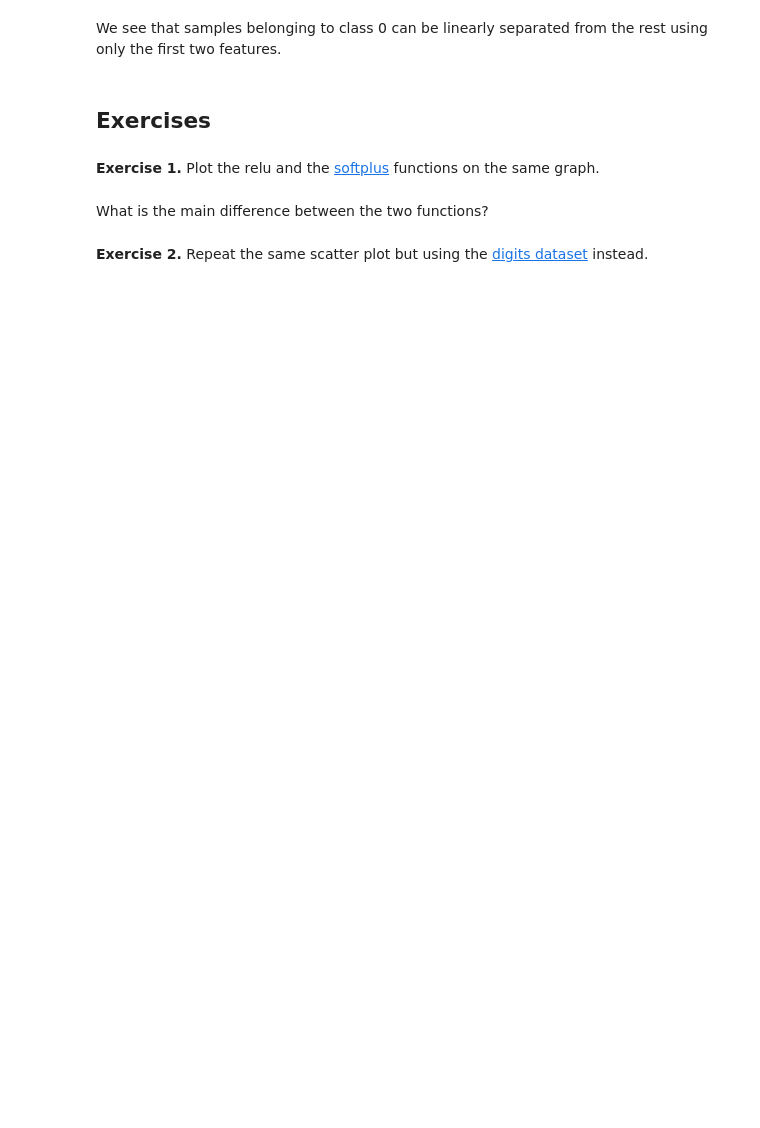
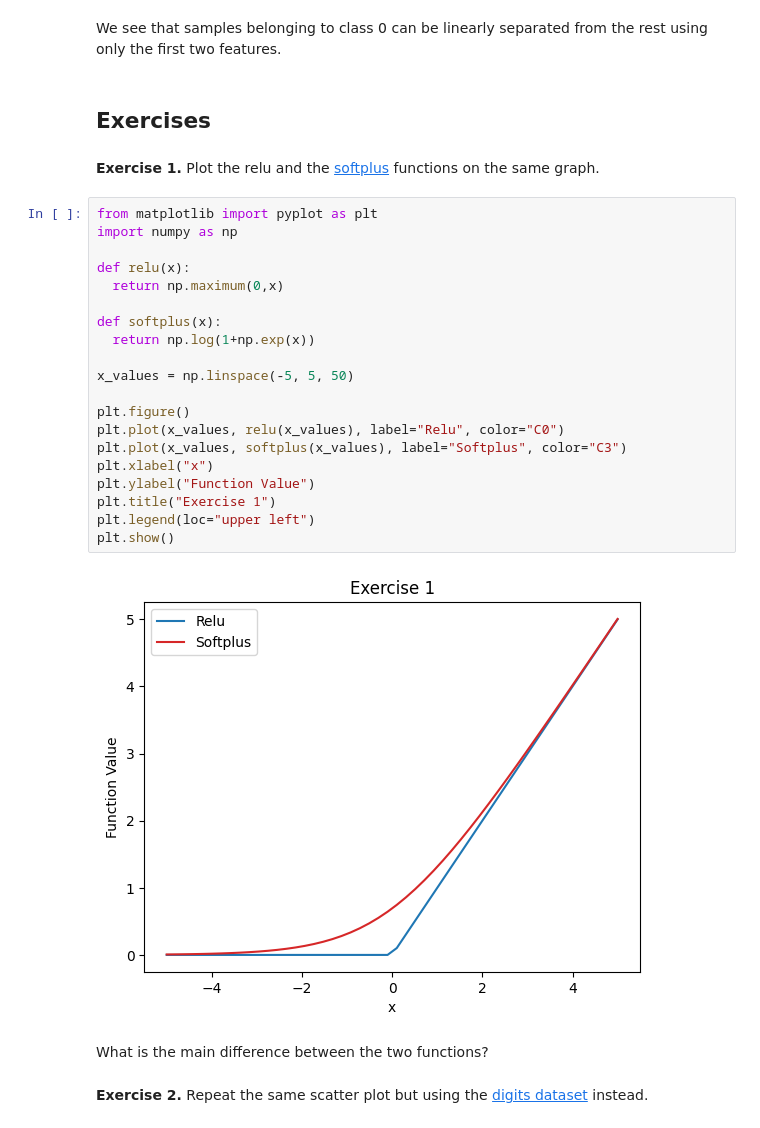
Before and after one commit to crewsp-gitz/PythonLearning, a Jupyter notebook: notebooks/01_python_basics.ipynb, the cells around one changed output. Cells and saved outputs as stored; diff of their text form; blank space fills up the shorter version.

```diff
--- a/notebooks/01_python_basics.ipynb
+++ b/notebooks/01_python_basics.ipynb
@@ -607,6 +665,28 @@ We see that samples belonging to class 0 can be linearly separated from the rest
 ## Exercises
 # %% [markdown]
 **Exercise 1.** Plot the relu and the [softplus](https://en.wikipedia.org/wiki/Rectifier_(neural_networks)#Softplus) functions on the same graph.
+# %%
+from matplotlib import pyplot as plt
+import numpy as np
+
+def relu(x):
+  return np.maximum(0,x)
+
+def softplus(x):
+  return np.log(1+np.exp(x))
+
+x_values = np.linspace(-5, 5, 50)
+
+plt.figure()
+plt.plot(x_values, relu(x_values), label="Relu", color="C0")
+plt.plot(x_values, softplus(x_values), label="Softplus", color="C3")
+plt.xlabel("x")
+plt.ylabel("Function Value")
+plt.title("Exercise 1")
+plt.legend(loc="upper left")
+plt.show()
+# %% [output]
+[figure, added]
 # %% [markdown]
 What is the main difference between the two functions?
 # %% [markdown]
```
Also changed, not shown: parts of 7 cells of this notebook.
